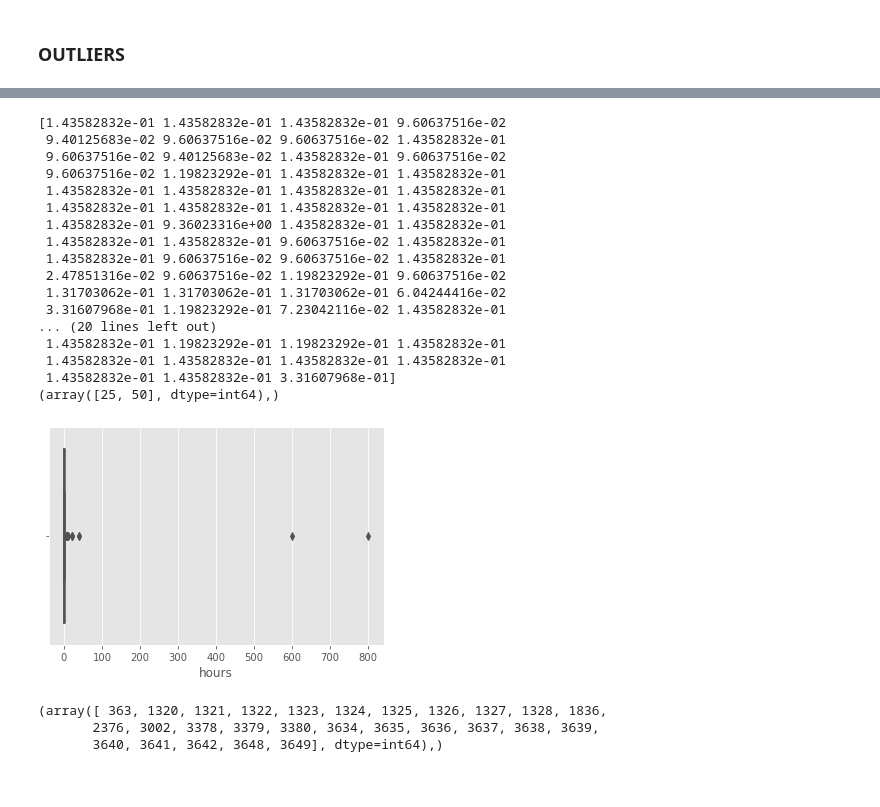
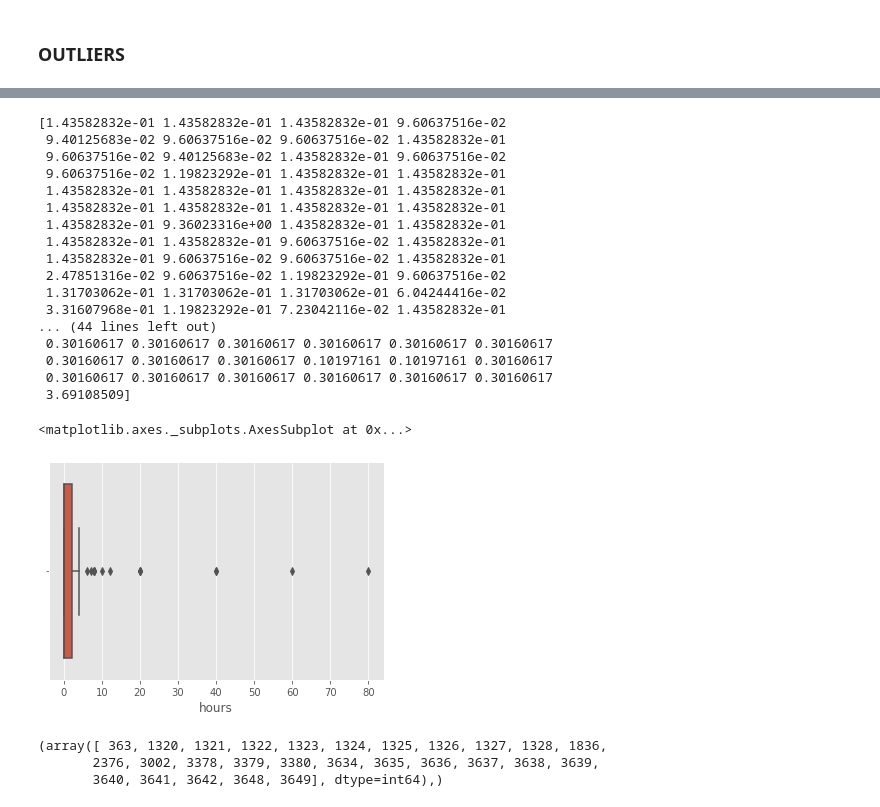
Before and after one commit to maialenaguiriano/R6_AzulClaro, a Jupyter notebook: scripts/Procesamiento.ipynb, the cells around one changed output, grey strips where cells are left out. Cells and saved outputs as stored; diff of their text form; code cells hidden in the pictures.

```diff
--- a/scripts/Procesamiento.ipynb
+++ b/scripts/Procesamiento.ipynb
@@ -216,8 +195,10 @@ dtypes: int64(3), object(2)
 memory usage: 5.6+ KB
 # %%
 fn.corregir_tipo(df= cursos, columnas= ['category', 'course_id'], tipo= 'category') #las pasamos a tipo category
+fn.corregir_tipo(df= cursos, columnas= ['course_name', 'course_shortname'], tipo= 'string') #a string
 fn.eliminar_unnamed(cursos) #eliminamos columnas unnamed
-cursos.info() #correcto
+cursos.rename(columns={'category':'course_category_id'}, inplace = True) #le ponemos un nombre mas apropiado
+cursos.info()
 # %% [output]
 <class 'pandas.core.frame.DataFrame'>
 RangeIndex: 139 entries, 0 to 138
@@ -1263,39 +1326,42 @@ Name: time, dtype: int64
 # %%
-#Cursos
-#En esta tabla, existe una variable cuantitativa (hours). Por lo que se puede analizar si existe algun outlier.
-sns.boxplot(x=cursos['hours'])#se observan los valores en boxplot.
- #Utilizaremos la función Z-score definida en la biblioteca scipy para detectar los valores atípicos.
+#Utilizaremos la función Z-score definida en la biblioteca scipy para detectar los valores atípicos.
 z = np.abs(stats.zscore(cursos['hours']))
 print(z)
 
 threshold = 3 #definir un umbral para identificar un valor atípico.
 print(np.where(z > 3)) # existen dos filas que se identifican como outliers
 
 #Las dos filas (25 y 50) identificadas como outliers, se observan y se ve que quizas se trata de un error debido a que tienen un
 #cero de más.
 cursos['hours'][25]#se observa el valor correspondiente
 cursos['hours'][50]#se observa el valor correspondiente
 
 cursos['hours'].replace({800: 80,600: 60}, inplace = True)#se quita un cero
+
+z = np.abs(stats.zscore(cursos['hours']))
+print(z)
+
+sns.boxplot(x=cursos['hours'])#se observan los valores en boxplot.
 # %% [output]
 [1.43582832e-01 1.43582832e-01 1.43582832e-01 9.60637516e-02
  9.40125683e-02 9.60637516e-02 9.60637516e-02 1.43582832e-01
  9.60637516e-02 9.40125683e-02 1.43582832e-01 9.60637516e-02
  9.60637516e-02 1.19823292e-01 1.43582832e-01 1.43582832e-01
  1.43582832e-01 1.43582832e-01 1.43582832e-01 1.43582832e-01
  1.43582832e-01 1.43582832e-01 1.43582832e-01 1.43582832e-01
  1.43582832e-01 9.36023316e+00 1.43582832e-01 1.43582832e-01
  1.43582832e-01 1.43582832e-01 9.60637516e-02 1.43582832e-01
  1.43582832e-01 9.60637516e-02 9.60637516e-02 1.43582832e-01
  2.47851316e-02 9.60637516e-02 1.19823292e-01 9.60637516e-02
  1.31703062e-01 1.31703062e-01 1.31703062e-01 6.04244416e-02
  3.31607968e-01 1.19823292e-01 7.23042116e-02 1.43582832e-01
-... (20 lines left out)
- 1.43582832e-01 1.19823292e-01 1.19823292e-01 1.43582832e-01
- 1.43582832e-01 1.43582832e-01 1.43582832e-01 1.43582832e-01
- 1.43582832e-01 1.43582832e-01 3.31607968e-01]
-(array([25, 50], dtype=int64),)
+... (44 lines left out)
+ 0.30160617 0.30160617 0.30160617 0.30160617 0.30160617 0.30160617
+ 0.30160617 0.30160617 0.30160617 0.10197161 0.10197161 0.30160617
+ 0.30160617 0.30160617 0.30160617 0.30160617 0.30160617 0.30160617
+ 3.69108509]
+<matplotlib.axes._subplots.AxesSubplot at 0x...>
-[figure, old version]
+[figure, new version]
 # %%
 #Programas
 #En esta tabla, no se puede realizar la tecnica para identificar outlier puesto que no se cuenta con ninguna variable cuantitva.
```
Also changed, not shown: parts of 91 cells of this notebook, 27 other files.
